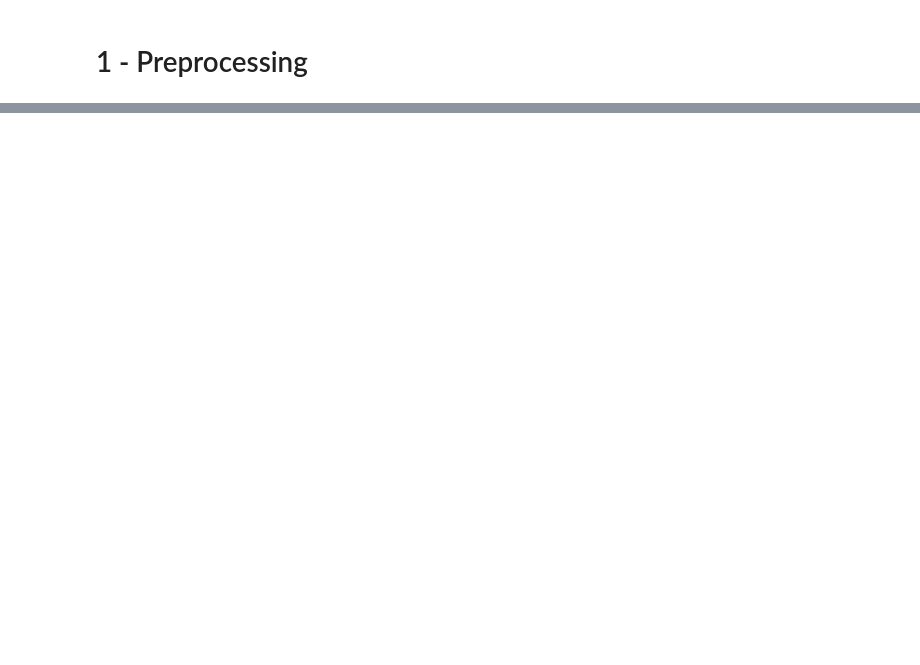
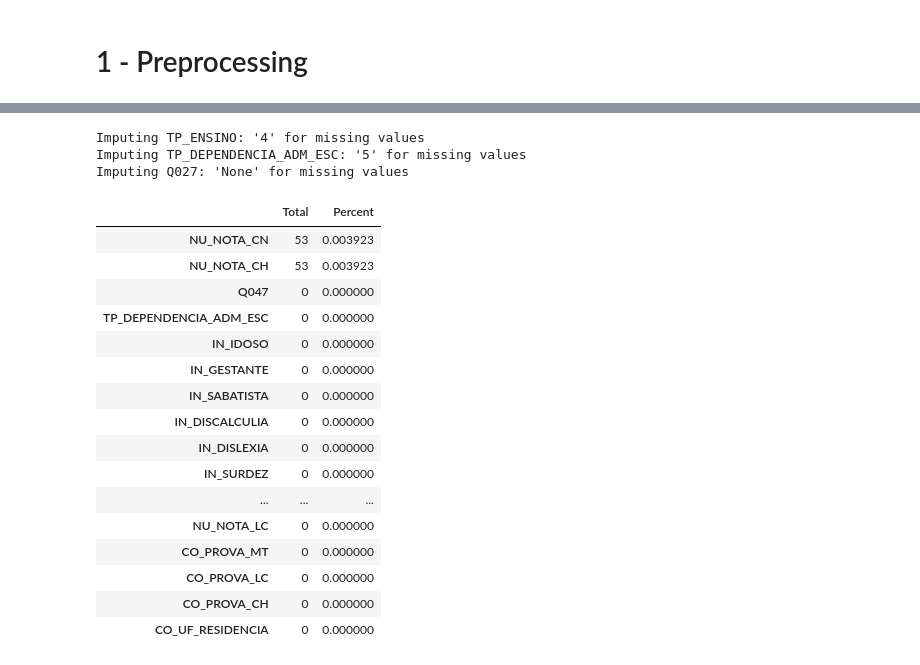
Before and after one commit to matheus-asilva/meetup_looqbox, a Jupyter notebook: ensemble_meetup.ipynb, the cells around one changed output, grey strips where cells are left out. Saved outputs shown, nothing was run; the diff lists cells and outputs as text; code cells hidden in the pictures; blank space fills up the shorter version.

```diff
--- a/ensemble_meetup.ipynb
+++ b/ensemble_meetup.ipynb
@@ -70,0 +105,52 @@ Importing libraries
+# %%
+# Filling Missing Values
+df_merge['TP_ENSINO'].fillna(4, inplace=True)
+print("Imputing TP_ENSINO: '4' for missing values")
+df_merge['TP_DEPENDENCIA_ADM_ESC'].fillna(5, inplace=True)
+print("Imputing TP_DEPENDENCIA_ADM_ESC: '5' for missing values")
+df_merge['Q027'].fillna('None', inplace=True)
+print("Imputing Q027: 'None' for missing values")
+# %% [output]
+Imputing TP_ENSINO: '4' for missing values
+Imputing TP_DEPENDENCIA_ADM_ESC: '5' for missing values
+Imputing Q027: 'None' for missing values
+# %%
+# Restoring dataframes
+df_train         = df_merge[:len(df_train)]
+df_train[target] = y_train.tolist()
+df_test          = df_merge[len(df_train):]
+df_train[ID]     = train_id
+df_test[ID]      = test_id
+
+# Store ID's of test set which we'll set the prediction result as NaN
+NaNs_ID  = df_test.loc[df_test['TP_STATUS_REDACAO'].isnull(), ID]
+df_test  = df_test[~df_test['TP_STATUS_REDACAO'].isnull()]   # Removing those examples from test set
+df_train = df_train[~df_train['TP_STATUS_REDACAO'].isnull()] # Removing those examples from train set
+
+y_train  = df_train[target].values
+test_id  = df_test[ID].values
+df_merge = pd.concat([df_train.drop(target, axis=1), df_test], axis=0)
+df_merge = df_merge.drop(ID, axis=1)
+# %%
+total        = df_merge.isnull().sum().sort_values(ascending=False)
+percent      = (df_merge.isnull().sum()/df_merge.isnull().count()).sort_values(ascending=False)
+missing_data = pd.concat([total, percent], axis=1, keys=['Total', 'Percent'])
+missing_data
+# %% [output]
+|  | Total | Percent |
+| NU_NOTA_CN | 53 | 0.003923 |
+| NU_NOTA_CH | 53 | 0.003923 |
+| Q047 | 0 | 0.000000 |
+| TP_DEPENDENCIA_ADM_ESC | 0 | 0.000000 |
+| IN_IDOSO | 0 | 0.000000 |
+| IN_GESTANTE | 0 | 0.000000 |
+| IN_SABATISTA | 0 | 0.000000 |
+| IN_DISCALCULIA | 0 | 0.000000 |
+| IN_DISLEXIA | 0 | 0.000000 |
+| IN_SURDEZ | 0 | 0.000000 |
+| ... | ... | ... |
+| NU_NOTA_LC | 0 | 0.000000 |
+| CO_PROVA_MT | 0 | 0.000000 |
+| CO_PROVA_LC | 0 | 0.000000 |
+| CO_PROVA_CH | 0 | 0.000000 |
+| CO_UF_RESIDENCIA | 0 | 0.000000 |
```
Also changed, not shown: parts of 18 cells of this notebook.
